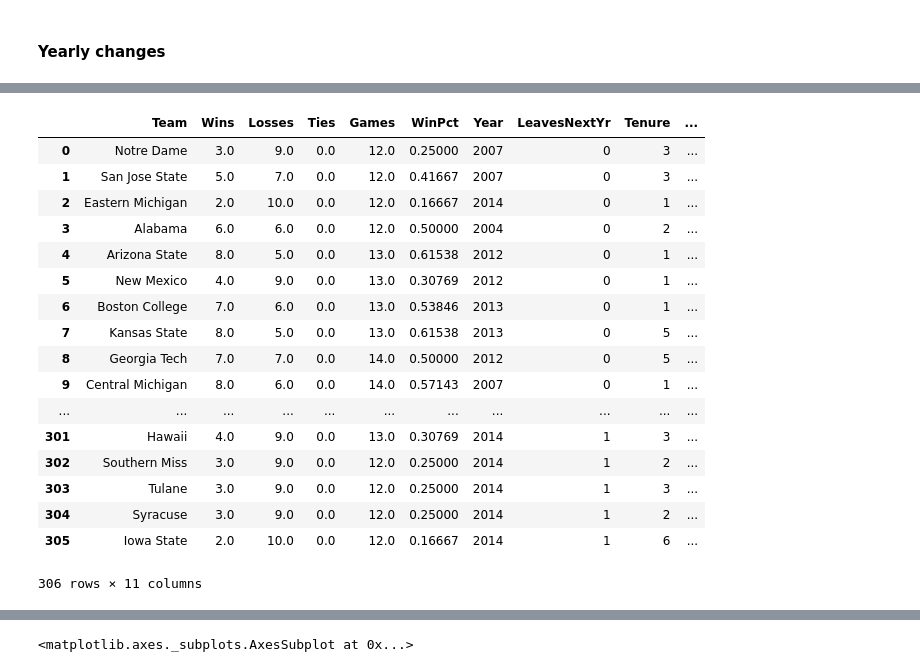
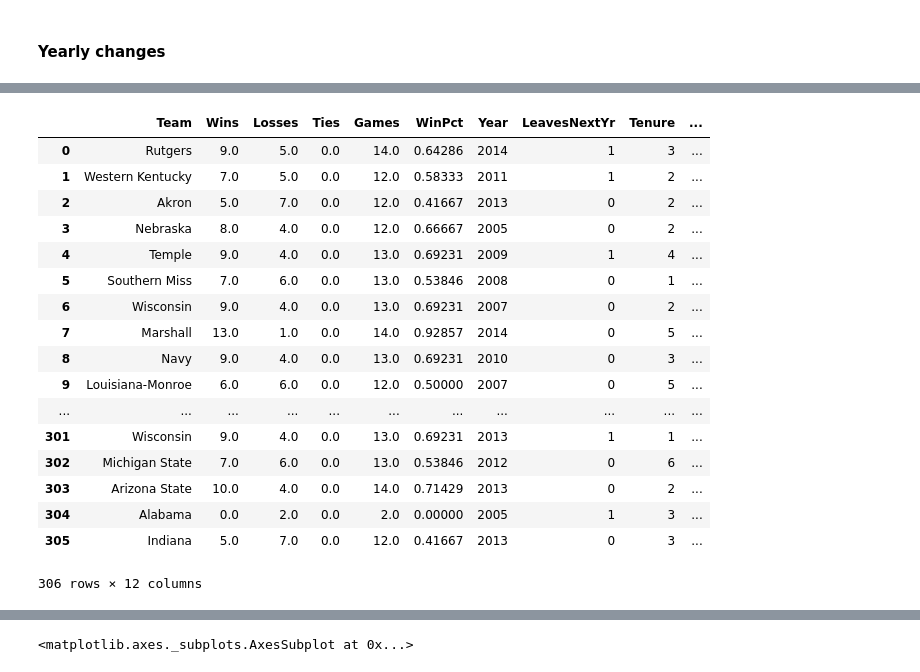
Before and after one commit to bighomeyg/ncaa_hot_seat_2016, a Jupyter notebook: hot_seat_coaches_2016.ipynb, the cells around one changed output, grey strips where cells are left out. Drawn from its saved outputs; the diff is of its cells as text; code cells hidden in the pictures.

Commit message:
Working framework
Data cleaned, training and test sets prepared, models running

```diff
--- a/hot_seat_coaches_2016.ipynb
+++ b/hot_seat_coaches_2016.ipynb
@@ -98,10 +111,11 @@ for season in seasons:
 # %%
 df[['Year','Tenure']] = df[['Year','Tenure']].apply(pd.to_numeric)
+df['ExpVsReality'] = df['WinPct'] - df['PreSeasonExpectations']
 training_set = df[df['Tenure'] > 0]
+test_set = training_set[training_set['Year'] == 2015]
 training_set = training_set[training_set['Year'] < 2015]
 training_set = training_set.reset_index()
 del training_set['index']
-training_set['ExpVsReality'] = training_set['WinPct'] - training_set['PreSeasonExpectations']
 training_set
 # %% [output]
 |  | Team | Wins | Losses | Ties | Games | WinPct | Year | LeavesNextYr | Tenure | ... |
@@ -125,3 +143,5 @@ training_set
 # %%
 canned = training_set[training_set['LeavesNextYr'] == 1]
-canned.shape
+kept = training_set[training_set['LeavesNextYr'] == 0]
+training_kept = kept.sample(n=canned.shape[0])
+training_kept = training_kept.reset_index(drop = True)
@@ -130,7 +147,0 @@ canned.shape
-# %%
-kept = training_set[training_set['LeavesNextYr'] == 0]
-training_kept = kept.sample(n=153)
-# %%
-training_kept = training_kept.reset_index()
-del training_kept['index']
-training_kept
@@ -156,25 +148,26 @@ training_kept
 # %%
 training_data = pd.concat([training_kept, canned])
-training_data = training_data.reset_index()
-del training_data['index']
+training_data = training_data.reset_index(drop = True)
+training_data = training_data.reindex(np.random.permutation(training_data.index))
+training_data = training_data.reset_index(drop=True)
 training_data
 # %% [output]
 |  | Team | Wins | Losses | Ties | Games | WinPct | Year | LeavesNextYr | Tenure | ... |
-| 0 | Notre Dame | 3.0 | 9.0 | 0.0 | 12.0 | 0.25000 | 2007 | 0 | 3 | ... |
-| 1 | San Jose State | 5.0 | 7.0 | 0.0 | 12.0 | 0.41667 | 2007 | 0 | 3 | ... |
-| 2 | Eastern Michigan | 2.0 | 10.0 | 0.0 | 12.0 | 0.16667 | 2014 | 0 | 1 | ... |
-| 3 | Alabama | 6.0 | 6.0 | 0.0 | 12.0 | 0.50000 | 2004 | 0 | 2 | ... |
-| 4 | Arizona State | 8.0 | 5.0 | 0.0 | 13.0 | 0.61538 | 2012 | 0 | 1 | ... |
-| 5 | New Mexico | 4.0 | 9.0 | 0.0 | 13.0 | 0.30769 | 2012 | 0 | 1 | ... |
-| 6 | Boston College | 7.0 | 6.0 | 0.0 | 13.0 | 0.53846 | 2013 | 0 | 1 | ... |
-| 7 | Kansas State | 8.0 | 5.0 | 0.0 | 13.0 | 0.61538 | 2013 | 0 | 5 | ... |
-| 8 | Georgia Tech | 7.0 | 7.0 | 0.0 | 14.0 | 0.50000 | 2012 | 0 | 5 | ... |
-| 9 | Central Michigan | 8.0 | 6.0 | 0.0 | 14.0 | 0.57143 | 2007 | 0 | 1 | ... |
+| 0 | Rutgers | 9.0 | 5.0 | 0.0 | 14.0 | 0.64286 | 2014 | 1 | 3 | ... |
+| 1 | Western Kentucky | 7.0 | 5.0 | 0.0 | 12.0 | 0.58333 | 2011 | 1 | 2 | ... |
+| 2 | Akron | 5.0 | 7.0 | 0.0 | 12.0 | 0.41667 | 2013 | 0 | 2 | ... |
+| 3 | Nebraska | 8.0 | 4.0 | 0.0 | 12.0 | 0.66667 | 2005 | 0 | 2 | ... |
+| 4 | Temple | 9.0 | 4.0 | 0.0 | 13.0 | 0.69231 | 2009 | 1 | 4 | ... |
+| 5 | Southern Miss | 7.0 | 6.0 | 0.0 | 13.0 | 0.53846 | 2008 | 0 | 1 | ... |
+| 6 | Wisconsin | 9.0 | 4.0 | 0.0 | 13.0 | 0.69231 | 2007 | 0 | 2 | ... |
+| 7 | Marshall | 13.0 | 1.0 | 0.0 | 14.0 | 0.92857 | 2014 | 0 | 5 | ... |
+| 8 | Navy | 9.0 | 4.0 | 0.0 | 13.0 | 0.69231 | 2010 | 0 | 3 | ... |
+| 9 | Louisiana-Monroe | 6.0 | 6.0 | 0.0 | 12.0 | 0.50000 | 2007 | 0 | 5 | ... |
 | ... | ... | ... | ... | ... | ... | ... | ... | ... | ... | ... |
-| 301 | Hawaii | 4.0 | 9.0 | 0.0 | 13.0 | 0.30769 | 2014 | 1 | 3 | ... |
-| 302 | Southern Miss | 3.0 | 9.0 | 0.0 | 12.0 | 0.25000 | 2014 | 1 | 2 | ... |
-| 303 | Tulane | 3.0 | 9.0 | 0.0 | 12.0 | 0.25000 | 2014 | 1 | 3 | ... |
-| 304 | Syracuse | 3.0 | 9.0 | 0.0 | 12.0 | 0.25000 | 2014 | 1 | 2 | ... |
-| 305 | Iowa State | 2.0 | 10.0 | 0.0 | 12.0 | 0.16667 | 2014 | 1 | 6 | ... |
+| 301 | Wisconsin | 9.0 | 4.0 | 0.0 | 13.0 | 0.69231 | 2013 | 1 | 1 | ... |
+| 302 | Michigan State | 7.0 | 6.0 | 0.0 | 13.0 | 0.53846 | 2012 | 0 | 6 | ... |
+| 303 | Arizona State | 10.0 | 4.0 | 0.0 | 14.0 | 0.71429 | 2013 | 0 | 2 | ... |
+| 304 | Alabama | 0.0 | 2.0 | 0.0 | 2.0 | 0.00000 | 2005 | 1 | 3 | ... |
+| 305 | Indiana | 5.0 | 7.0 | 0.0 | 12.0 | 0.41667 | 2013 | 0 | 3 | ... |
-306 rows × 11 columns
+306 rows × 12 columns
 # %%
```
Also changed, not shown: parts of 25 cells of this notebook.
